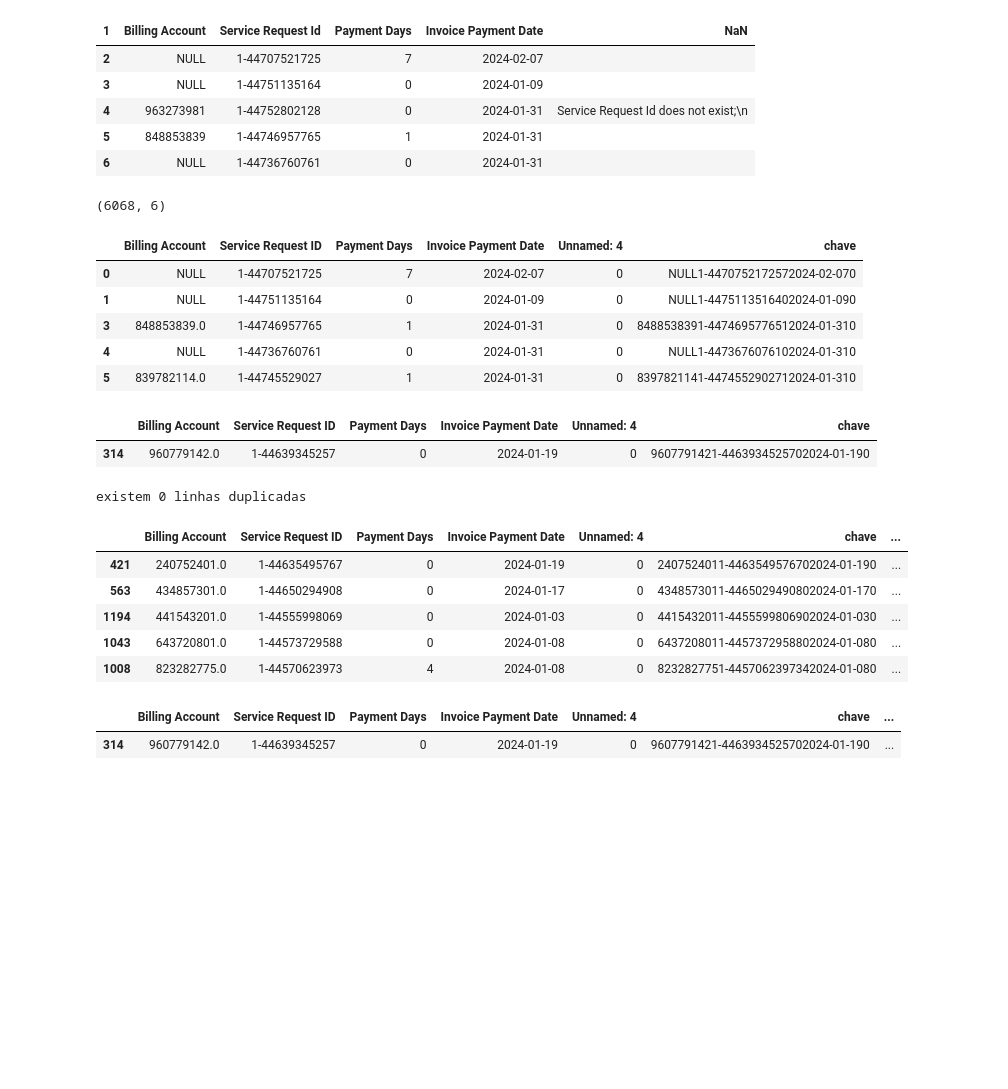
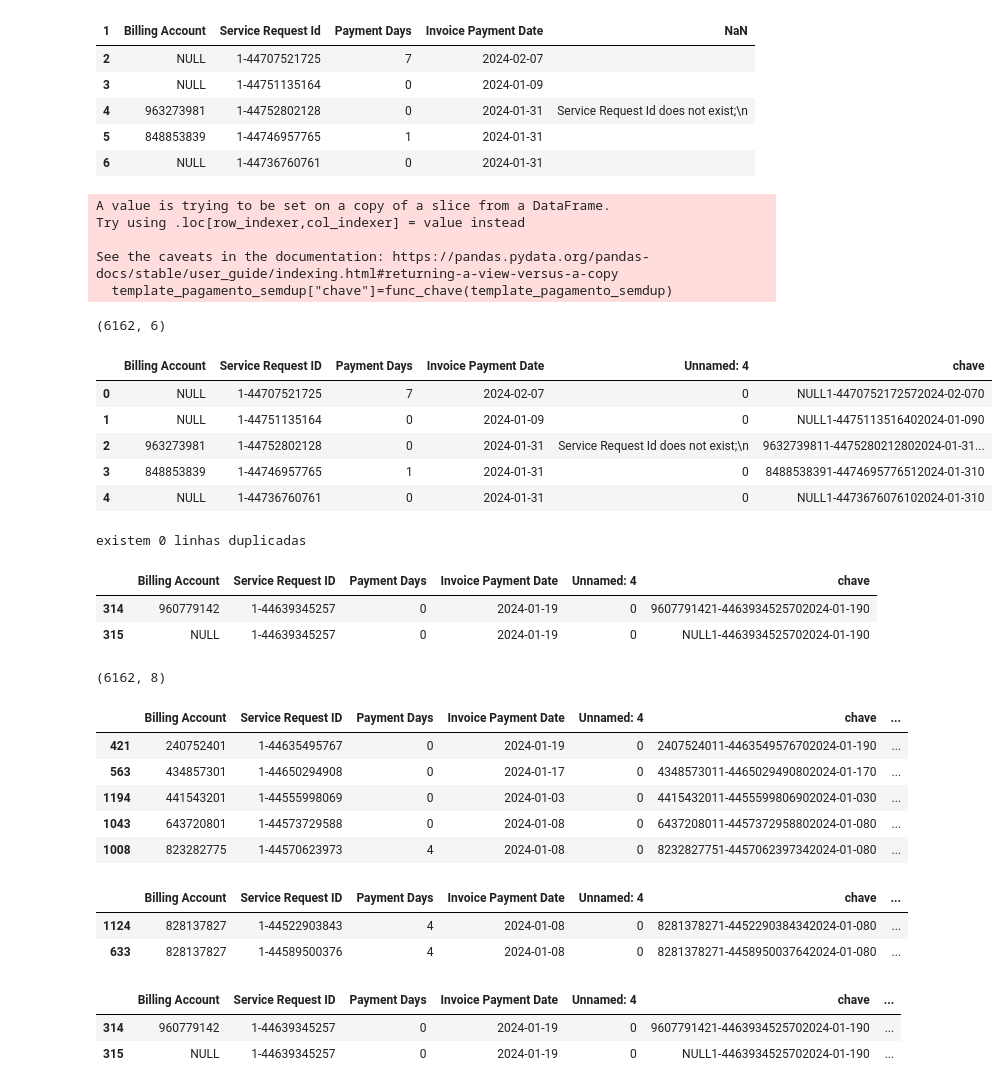
Before and after one commit to josepmatias/nos_reten-ao, a Jupyter notebook: actividades extra.ipynb, the cells around one changed output. Saved outputs shown, nothing was run; the diff lists cells and outputs as text; code cells hidden in the pictures; blank space fills up the shorter version.

```diff
--- a/actividades extra.ipynb
+++ b/actividades extra.ipynb
@@ -232,0 +221,11 @@ template_pagamentodb.head()
+# %%
+#ler e ver o ficheiro template_pagamento
+template_pagamentodb=pd.read_excel(template_pagamento, sheet_name=0)
+
+template_pagamentodb.loc[template_pagamentodb["Billing Account"].isnull()==False,"Billing Account"]=\
+template_pagamentodb.loc[template_pagamentodb["Billing Account"].isnull()==False, "Billing Account"].apply(lambda i: str(i).split(".")[0])
+
+
+#template_pagamentodb.loc[template_pagamentodb["Billing Account"].isnull()==False, "Billing Account"].apply(lambda i: str(i).split(".")[0])
+
+template_pagamentodb.head()
@@ -256,8 +271,8 @@ dtype: int64
 #eliminar linhas duplicadas no template_pagamentodb
 print(template_pagamentodb.shape)
 print(f"o nº de duplicados é {template_pagamentodb.duplicated().sum()}")
-template_pagamentodb.drop_duplicates(ignore_index=True, inplace=True)
-print(template_pagamentodb.shape)
+template_pagamento_semdup=template_pagamentodb.drop_duplicates(ignore_index=True)
+print(template_pagamento_semdup.shape)
 # %% [output]
 (6174, 5)
 o nº de duplicados é 12
@@ -335,31 +344,32 @@ def func_chave(db, col="Billing Account"):
   db["chave"]=db.apply(lambda i: "".join(i.values.astype("str")).strip(), axis=1)
   return db["chave"]
 
-template_pagamentodb["chave"]=func_chave(template_pagamentodb)
+template_pagamento_semdup["chave"]=func_chave(template_pagamento_semdup)
 
 erro_pagamento2["chave"]=func_chave(erro_pagamento2)
+# %% [output]
+A value is trying to be set on a copy of a slice from a DataFrame.
+Try using .loc[row_indexer,col_indexer] = value instead
+
+See the caveats in the documentation: https://pandas.pydata.org/pandas-docs/stable/user_guide/indexing.html#returning-a-view-versus-a-copy
+  template_pagamento_semdup["chave"]=func_chave(template_pagamento_semdup)
 # %%
 #excluir todas as linhas que devolvem erro por SR não existente
 
 
-template_pagamentodb2=template_pagamentodb.loc[~template_pagamentodb["chave"].isin(erro_pagamento2["chave"].tolist()), :]
+template_pagamentodb2=template_pagamento_semdup.loc[~template_pagamento_semdup["chave"].isin(erro_pagamento2["chave"].tolist()), :]
 
 print(template_pagamentodb2.shape)
 
 template_pagamentodb2.head()
 # %% [output]
-(6068, 6)
+(6162, 6)
 |  | Billing Account | Service Request ID | Payment Days | Invoice Payment Date | Unnamed: 4 | chave |
 | 0 | NULL | 1-44707521725 | 7 | 2024-02-07 | 0 | NULL1-4470752172572024-02-070 |
 | 1 | NULL | 1-44751135164 | 0 | 2024-01-09 | 0 | NULL1-4475113516402024-01-090 |
-| 3 | 848853839.0 | 1-44746957765 | 1 | 2024-01-31 | 0 | 8488538391-4474695776512024-01-310 |
+| 2 | 963273981 | 1-44752802128 | 0 | 2024-01-31 | Service Request Id does not exist;\n | 9632739811-4475280212802024-01-31... |
+| 3 | 848853839 | 1-44746957765 | 1 | 2024-01-31 | 0 | 8488538391-4474695776512024-01-310 |
 | 4 | NULL | 1-44736760761 | 0 | 2024-01-31 | 0 | NULL1-4473676076102024-01-310 |
-| 5 | 839782114.0 | 1-44745529027 | 1 | 2024-01-31 | 0 | 8397821141-4474552902712024-01-310 |
-# %%
-template_pagamentodb2[template_pagamentodb2["Billing Account"]==960779142]
-# %% [output]
-|  | Billing Account | Service Request ID | Payment Days | Invoice Payment Date | Unnamed: 4 | chave |
-| 314 | 960779142.0 | 1-44639345257 | 0 | 2024-01-19 | 0 | 9607791421-4463934525702024-01-190 |
 # %%
 #eliminar duplicados na tabela "template_pagamentodb2" e ordenar tabela
 
@@ -370,3 +383,9 @@ existem 0 linhas duplicadas
+# %%
+template_pagamentodb3[template_pagamentodb3["Service Request ID"]=="1-44639345257"]
+# %% [output]
+|  | Billing Account | Service Request ID | Payment Days | Invoice Payment Date | Unnamed: 4 | chave |
+| 314 | 960779142 | 1-44639345257 | 0 | 2024-01-19 | 0 | 9607791421-4463934525702024-01-190 |
+| 315 | NULL | 1-44639345257 | 0 | 2024-01-19 | 0 | NULL1-4463934525702024-01-190 |
 # %%
 #ordenar tabela por "billing account" e payment days (ascendente) e criar coluna "contagem" e "índice"
 
@@ -375,19 +394,28 @@ template_pagamentodb4=template_pagamentodb3.sort_values(by=["Billing Account", "
 template_pagamentodb4["contagem"]=contagem(template_pagamentodb4, "Billing Account")
 template_pagamentodb4["indice"]=indice(template_pagamentodb4, "Billing Account")
 
+print(template_pagamentodb4.shape)
 template_pagamentodb4.head()
 # %% [output]
+(6162, 8)
 |  | Billing Account | Service Request ID | Payment Days | Invoice Payment Date | Unnamed: 4 | chave | ... |
-| 421 | 240752401.0 | 1-44635495767 | 0 | 2024-01-19 | 0 | 2407524011-4463549576702024-01-190 | ... |
-| 563 | 434857301.0 | 1-44650294908 | 0 | 2024-01-17 | 0 | 4348573011-4465029490802024-01-170 | ... |
-| 1194 | 441543201.0 | 1-44555998069 | 0 | 2024-01-03 | 0 | 4415432011-4455599806902024-01-030 | ... |
-| 1043 | 643720801.0 | 1-44573729588 | 0 | 2024-01-08 | 0 | 6437208011-4457372958802024-01-080 | ... |
-| 1008 | 823282775.0 | 1-44570623973 | 4 | 2024-01-08 | 0 | 8232827751-4457062397342024-01-080 | ... |
+| 421 | 240752401 | 1-44635495767 | 0 | 2024-01-19 | 0 | 2407524011-4463549576702024-01-190 | ... |
+| 563 | 434857301 | 1-44650294908 | 0 | 2024-01-17 | 0 | 4348573011-4465029490802024-01-170 | ... |
+| 1194 | 441543201 | 1-44555998069 | 0 | 2024-01-03 | 0 | 4415432011-4455599806902024-01-030 | ... |
+| 1043 | 643720801 | 1-44573729588 | 0 | 2024-01-08 | 0 | 6437208011-4457372958802024-01-080 | ... |
+| 1008 | 823282775 | 1-44570623973 | 4 | 2024-01-08 | 0 | 8232827751-4457062397342024-01-080 | ... |
-# %%
-template_pagamentodb4[template_pagamentodb4["Billing Account"]==960779142]
-# %% [output]
-|  | Billing Account | Service Request ID | Payment Days | Invoice Payment Date | Unnamed: 4 | chave | ... |
-| 314 | 960779142.0 | 1-44639345257 | 0 | 2024-01-19 | 0 | 9607791421-4463934525702024-01-190 | ... |
+# %%
+template_pagamentodb4[template_pagamentodb4.iloc[:, 0]=="828137827"]
+# %% [output]
+|  | Billing Account | Service Request ID | Payment Days | Invoice Payment Date | Unnamed: 4 | chave | ... |
+| 1124 | 828137827 | 1-44522903843 | 4 | 2024-01-08 | 0 | 8281378271-4452290384342024-01-080 | ... |
+| 633 | 828137827 | 1-44589500376 | 4 | 2024-01-08 | 0 | 8281378271-4458950037642024-01-080 | ... |
+# %%
+template_pagamentodb4[template_pagamentodb4["Service Request ID"]=="1-44639345257"]
+# %% [output]
+|  | Billing Account | Service Request ID | Payment Days | Invoice Payment Date | Unnamed: 4 | chave | ... |
+| 314 | 960779142 | 1-44639345257 | 0 | 2024-01-19 | 0 | 9607791421-4463934525702024-01-190 | ... |
+| 315 | NULL | 1-44639345257 | 0 | 2024-01-19 | 0 | NULL1-4463934525702024-01-190 | ... |
 # %%
 #levar billing accounts diferentes de null com indice 1 e todas as billing accounts null
 
```
Also changed, not shown: parts of 16 cells of this notebook.
